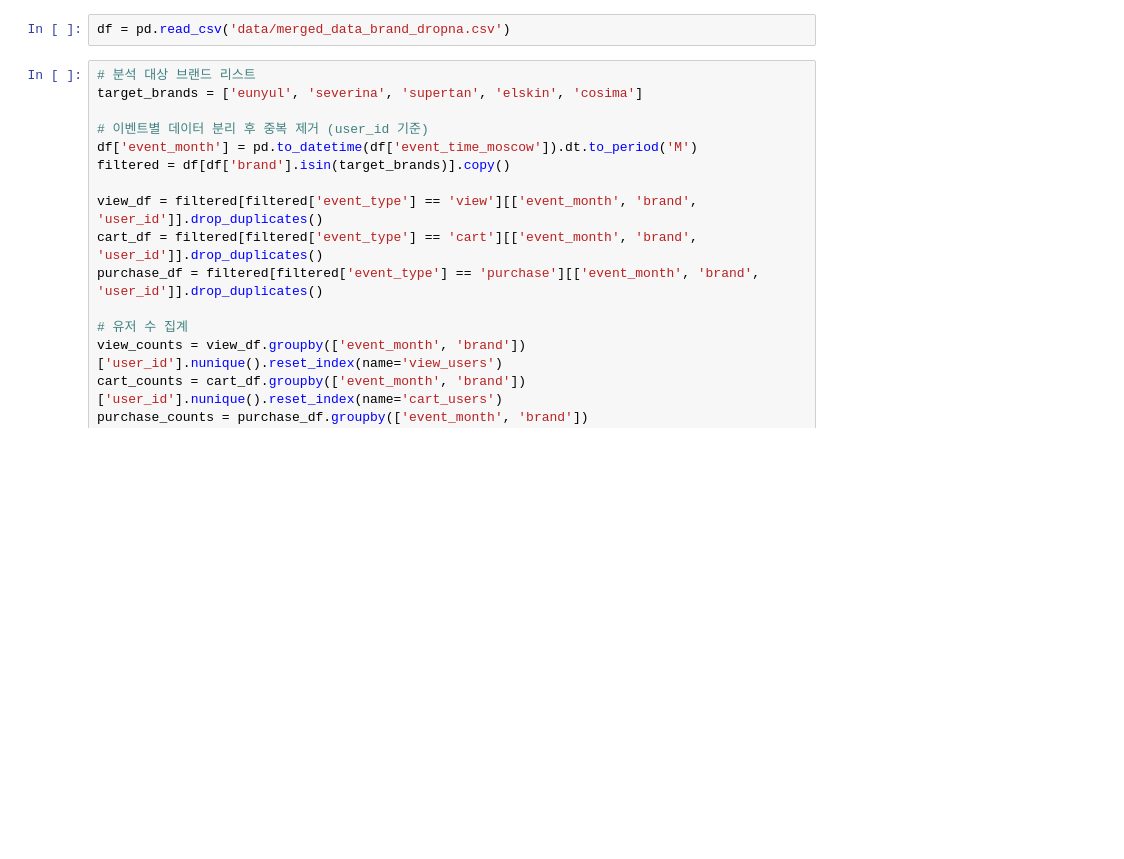
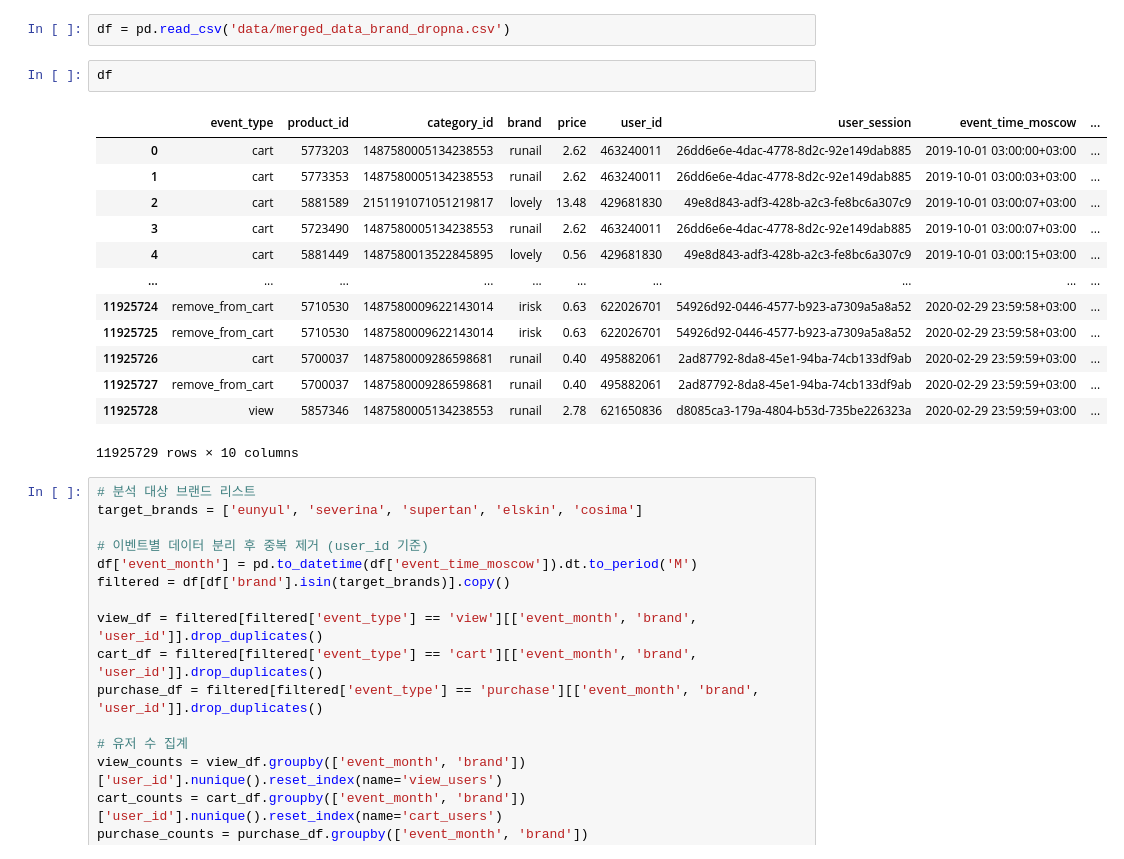
Before and after one commit to Blche/datathon_09, a Jupyter notebook: members/문세희/16_brand_funnel.ipynb, the cells around one changed output. Saved outputs shown, nothing was run; the diff lists cells and outputs as text; blank space fills up the shorter version.

```diff
--- a/members/문세희/16_brand_funnel.ipynb
+++ b/members/문세희/16_brand_funnel.ipynb
@@ -34,6 +34,22 @@ warnings.filterwarnings('ignore')
 from scipy import stats
 # %%
 df = pd.read_csv('data/merged_data_brand_dropna.csv')
+# %%
+df
+# %% [output]
+|  | event_type | product_id | category_id | brand | price | user_id | user_session | event_time_moscow | ... |
+| 0 | cart | 5773203 | 1487580005134238553 | runail | 2.62 | 463240011 | 26dd6e6e-4dac-4778-8d2c-92e149dab885 | 2019-10-01 03:00:00+03:00 | ... |
+| 1 | cart | 5773353 | 1487580005134238553 | runail | 2.62 | 463240011 | 26dd6e6e-4dac-4778-8d2c-92e149dab885 | 2019-10-01 03:00:03+03:00 | ... |
+| 2 | cart | 5881589 | 2151191071051219817 | lovely | 13.48 | 429681830 | 49e8d843-adf3-428b-a2c3-fe8bc6a307c9 | 2019-10-01 03:00:07+03:00 | ... |
+| 3 | cart | 5723490 | 1487580005134238553 | runail | 2.62 | 463240011 | 26dd6e6e-4dac-4778-8d2c-92e149dab885 | 2019-10-01 03:00:07+03:00 | ... |
+| 4 | cart | 5881449 | 1487580013522845895 | lovely | 0.56 | 429681830 | 49e8d843-adf3-428b-a2c3-fe8bc6a307c9 | 2019-10-01 03:00:15+03:00 | ... |
+| ... | ... | ... | ... | ... | ... | ... | ... | ... | ... |
+| 11925724 | remove_from_cart | 5710530 | 1487580009622143014 | irisk | 0.63 | 622026701 | 54926d92-0446-4577-b923-a7309a5a8a52 | 2020-02-29 23:59:58+03:00 | ... |
+| 11925725 | remove_from_cart | 5710530 | 1487580009622143014 | irisk | 0.63 | 622026701 | 54926d92-0446-4577-b923-a7309a5a8a52 | 2020-02-29 23:59:58+03:00 | ... |
+| 11925726 | cart | 5700037 | 1487580009286598681 | runail | 0.40 | 495882061 | 2ad87792-8da8-45e1-94ba-74cb133df9ab | 2020-02-29 23:59:59+03:00 | ... |
+| 11925727 | remove_from_cart | 5700037 | 1487580009286598681 | runail | 0.40 | 495882061 | 2ad87792-8da8-45e1-94ba-74cb133df9ab | 2020-02-29 23:59:59+03:00 | ... |
+| 11925728 | view | 5857346 | 1487580005134238553 | runail | 2.78 | 621650836 | d8085ca3-179a-4804-b53d-735be226323a | 2020-02-29 23:59:59+03:00 | ... |
+11925729 rows × 10 columns
 # %%
 # 분석 대상 브랜드 리스트
 target_brands = ['eunyul', 'severina', 'supertan', 'elskin', 'cosima']
```
Also changed, not shown: parts of 9 cells of this notebook, 4 other files.
